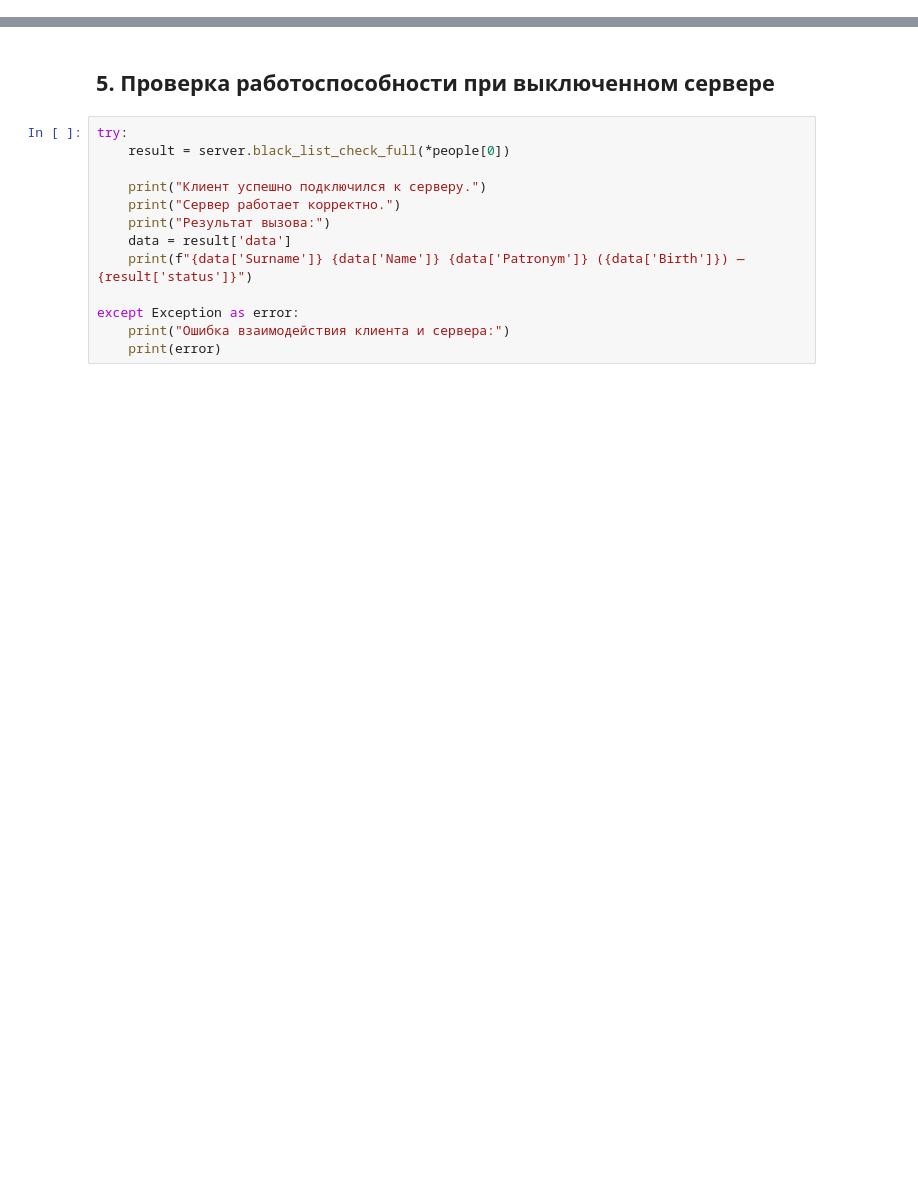
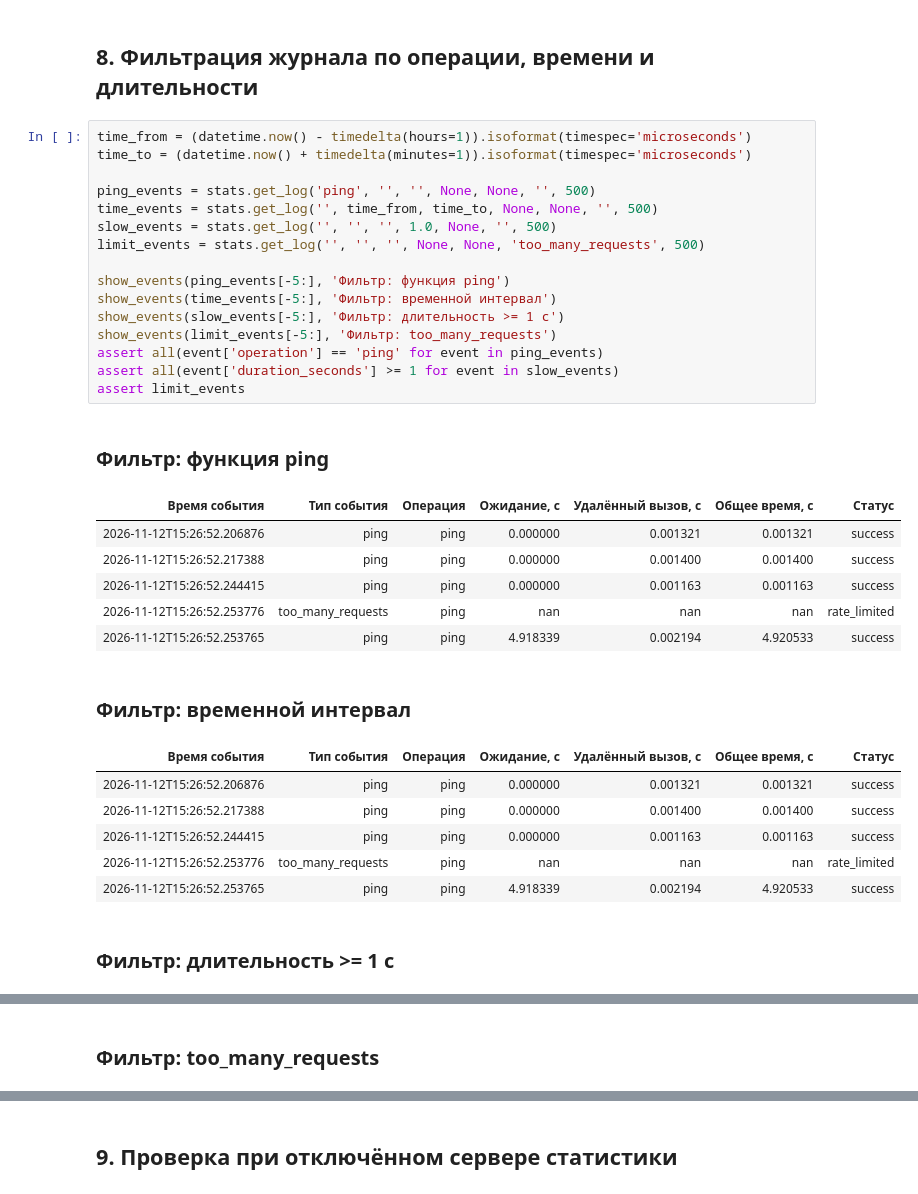
Before and after one commit to JustTanjiro/XMLRPC-labs, a Jupyter notebook: xmlrpc_client.ipynb, the cells around one changed output, grey strips where cells are left out. Cells and saved outputs as stored; diff of their text form; blank space fills up the shorter version.

```diff
--- a/xmlrpc_client.ipynb
+++ b/xmlrpc_client.ipynb
@@ -208,0 +255,34 @@ show_events(
+# %% [markdown]
+## 8. Фильтрация журнала по операции, времени и длительности
+# %%
+time_from = (datetime.now() - timedelta(hours=1)).isoformat(timespec='microseconds')
+time_to = (datetime.now() + timedelta(minutes=1)).isoformat(timespec='microseconds')
+
+ping_events = stats.get_log('ping', '', '', None, None, '', 500)
+time_events = stats.get_log('', time_from, time_to, None, None, '', 500)
+slow_events = stats.get_log('', '', '', 1.0, None, '', 500)
+limit_events = stats.get_log('', '', '', None, None, 'too_many_requests', 500)
+
+show_events(ping_events[-5:], 'Фильтр: функция ping')
+show_events(time_events[-5:], 'Фильтр: временной интервал')
+show_events(slow_events[-5:], 'Фильтр: длительность >= 1 с')
+show_events(limit_events[-5:], 'Фильтр: too_many_requests')
+assert all(event['operation'] == 'ping' for event in ping_events)
+assert all(event['duration_seconds'] >= 1 for event in slow_events)
+assert limit_events
+# %% [output]
+Фильтр: функция ping
+| Время события | Тип события | Операция | Ожидание, с | Удалённый вызов, с | Общее время, с | Статус |
+| 2026-11-12T15:26:52.206876 | ping | ping | 0.000000 | 0.001321 | 0.001321 | success |
+| 2026-11-12T15:26:52.217388 | ping | ping | 0.000000 | 0.001400 | 0.001400 | success |
+| 2026-11-12T15:26:52.244415 | ping | ping | 0.000000 | 0.001163 | 0.001163 | success |
+| 2026-11-12T15:26:52.253776 | too_many_requests | ping | nan | nan | nan | rate_limited |
+| 2026-11-12T15:26:52.253765 | ping | ping | 4.918339 | 0.002194 | 4.920533 | success |
+Фильтр: временной интервал
+| Время события | Тип события | Операция | Ожидание, с | Удалённый вызов, с | Общее время, с | Статус |
+| 2026-11-12T15:26:52.206876 | ping | ping | 0.000000 | 0.001321 | 0.001321 | success |
+| 2026-11-12T15:26:52.217388 | ping | ping | 0.000000 | 0.001400 | 0.001400 | success |
+| 2026-11-12T15:26:52.244415 | ping | ping | 0.000000 | 0.001163 | 0.001163 | success |
+| 2026-11-12T15:26:52.253776 | too_many_requests | ping | nan | nan | nan | rate_limited |
+| 2026-11-12T15:26:52.253765 | ping | ping | 4.918339 | 0.002194 | 4.920533 | success |
+Фильтр: длительность >= 1 с
@@ -208,0 +293 @@ show_events(
+Фильтр: too_many_requests
@@ -209,15 +298,2 @@ show_events(
 # %% [markdown]
-## 5. Проверка работоспособности при выключенном сервере
+## 9. Проверка при отключённом сервере статистики
-# %%
-try:
-    result = server.black_list_check_full(*people[0])
-
-    print("Клиент успешно подключился к серверу.")
-    print("Сервер работает корректно.")
-    print("Результат вызова:")
-    data = result['data']
-    print(f"{data['Surname']} {data['Name']} {data['Patronym']} ({data['Birth']}) — {result['status']}")
-
-except Exception as error:
-    print("Ошибка взаимодействия клиента и сервера:")
-    print(error)
```
Also changed, not shown: parts of 24 cells of this notebook, 9 other files.
